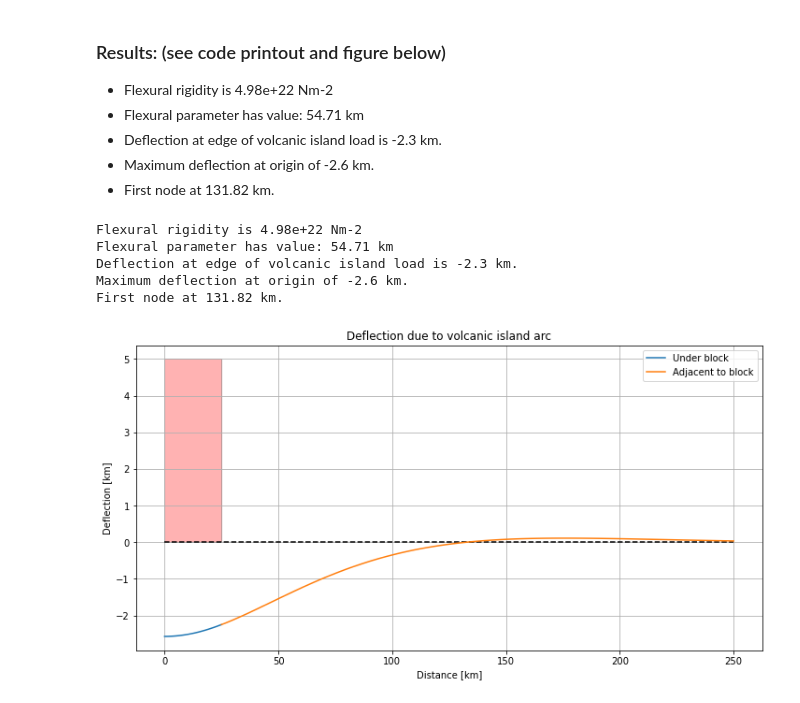
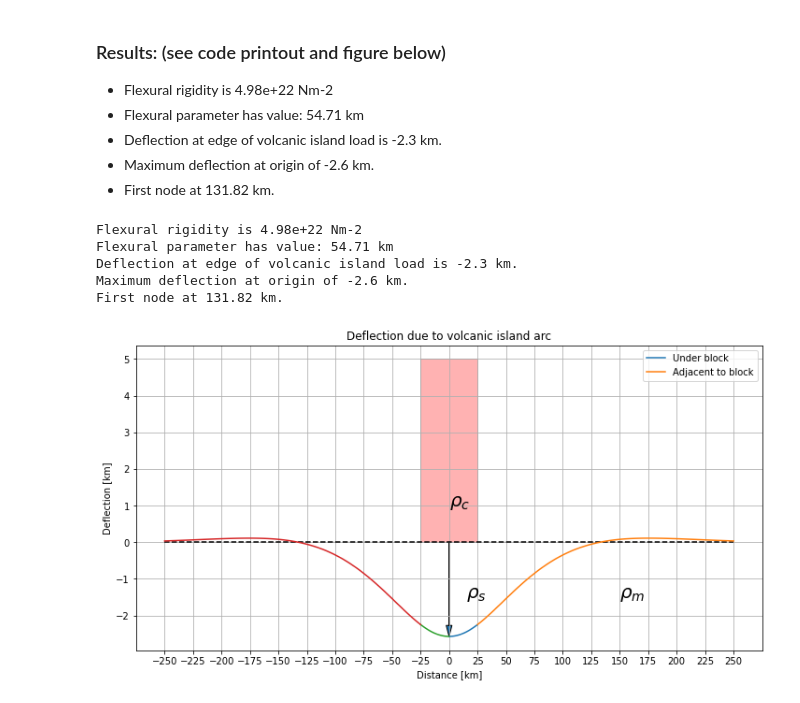
Before and after one commit to frossmann/eosc543, a Jupyter notebook: ass3/assign3-flexure.ipynb, the cells around one changed output. Drawn from its saved outputs; the diff is of its cells as text; code cells hidden in the pictures.

Commit message:
final formatted pdf with annotated figures

```diff
--- a/ass3/assign3-flexure.ipynb
+++ b/ass3/assign3-flexure.ipynb
@@ -138,38 +138,44 @@ deflection_outer, x_outer = D2(
 assert deflection_inner[-1] == deflection_outer[0]
 print(
     f"Deflection at edge of volcanic island load is {round(deflection_inner[-1]/1000,1)} km."
 )
 print(f"Maximum deflection at origin of {round(deflection_inner[0]/1000,1)} km.")
 print(f"First node at {x_outer[np.abs(0 - deflection_outer).argmin()]/1000:.2f} km.")
 
 %matplotlib inline
 fig = plt.figure(figsize=(12, 6))
 ax = plt.axes()
 ax.plot(x_inner / 1000, deflection_inner / 1000)
 ax.plot(x_outer / 1000, deflection_outer / 1000)
+ax.plot(-x_inner / 1000, deflection_inner / 1000)
+ax.plot(-x_outer / 1000, deflection_outer / 1000)
 block = patches.Rectangle(
-    (0, 0),
-    length/2 / 1000,
+    (0-length/2000, 0),
+    length / 1000,
     height / 1000,
     edgecolor="k",
     facecolor="r",
     alpha=0.3,
 )
 ax.add_patch(block)
-ax.hlines(y=0, xmin=0, xmax=np.max(x_outer / 1000), linestyle="dashed", color="k")
+ax.hlines(y=0,xmin=-x_outer[-1]/1000, xmax=x_outer[-1]/1000, linestyle="dashed", color="k")
 ax.legend(["Under block", "Adjacent to block"])
 ax.set_xlabel("Distance [km]")
 ax.set_ylabel("Deflection [km]")
+plt.xticks(np.arange(-x_outer[-1]/1000, x_outer[-1]/1000 + 1, 25))
 plt.title("Deflection due to volcanic island arc")
 plt.grid()
-plt.show()
+plt.annotate(r'$\rho_c$', (0,1), size=20);
+plt.annotate(r'$\rho_m$', (150,-1.5), size=20);
+plt.annotate(r'$\rho_s$', (15,-1.5), size=20);
+plt.arrow(0,0, 0, deflection_inner[0]/1000, head_width=5, head_length=0.3,length_includes_head=True);
 # %% [output]
 Flexural rigidity is 4.98e+22 Nm-2
 Flexural parameter has value: 54.71 km
 Deflection at edge of volcanic island load is -2.3 km.
 Maximum deflection at origin of -2.6 km.
 First node at 131.82 km.
-[figure, old version]
+[figure, new version]
 # %% [markdown]
 ## Question 2
 _Next consider a broad mountain belt that can be characterized by 5 blocks, each 20 km wide that decrease in height from the hinterland to the foreland from 5 to 1 km.  Assume that these sit on an infinite plate with an effective elastic thickness of 40 km.  Calculate the total subsidence in a filled sedimentary basin directly in front of the shortest block.  Calculate the basin width from the front of the shortest block to the zero deflection point.  You will have to use the distributed line loading approach discussed in lecture 2._
```
Also changed, not shown: parts of 2 cells of this notebook, 2 other files.
